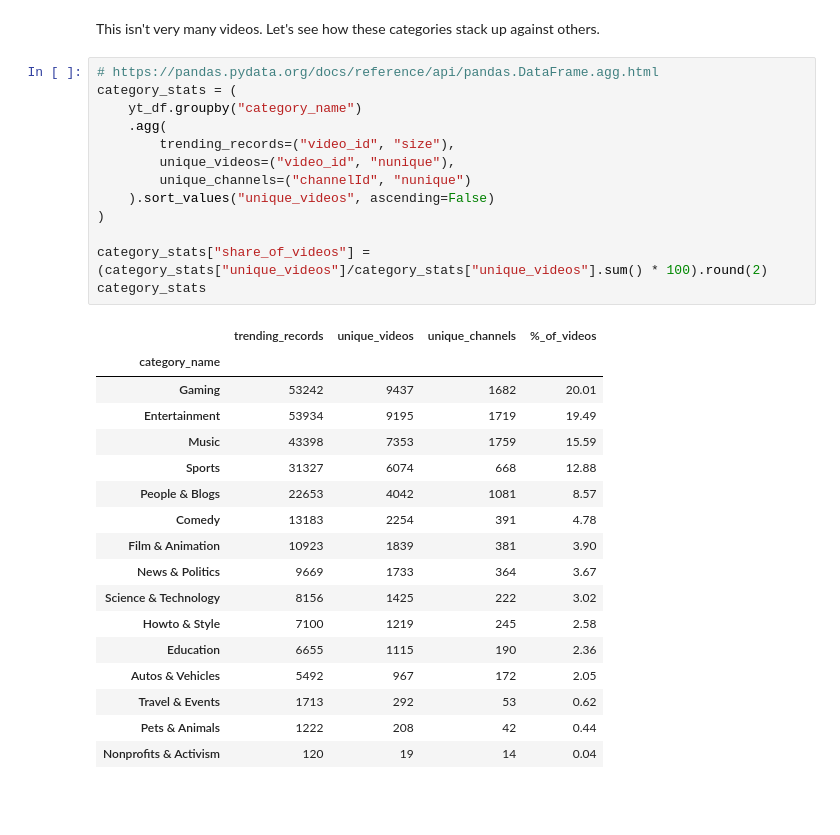
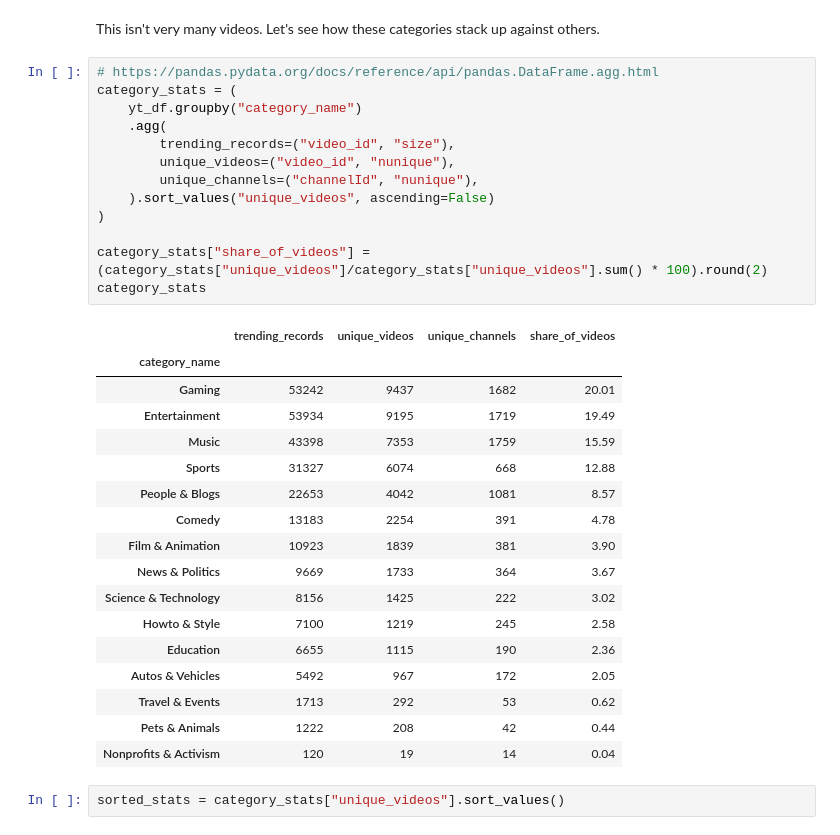
Before and after one commit to raven-cruz/Successful-YouTube-Videos, a Jupyter notebook: yt-data.ipynb, the cells around one changed output. Cells and saved outputs as stored; diff of their text form; blank space fills up the shorter version.

```diff
--- a/yt-data.ipynb
+++ b/yt-data.ipynb
@@ -88,18 +88,18 @@ This isn't very many videos. Let's see how these categories stack up against oth
 # %%
 # https://pandas.pydata.org/docs/reference/api/pandas.DataFrame.agg.html
 category_stats = (
     yt_df.groupby("category_name")
     .agg(
         trending_records=("video_id", "size"),
         unique_videos=("video_id", "nunique"),
-        unique_channels=("channelId", "nunique")
+        unique_channels=("channelId", "nunique"),
     ).sort_values("unique_videos", ascending=False)
 )
 
 category_stats["share_of_videos"] = (category_stats["unique_videos"]/category_stats["unique_videos"].sum() * 100).round(2)
 category_stats
 # %% [output]
-|  | trending_records | unique_videos | unique_channels | %_of_videos |
+|  | trending_records | unique_videos | unique_channels | share_of_videos |
 | category_name |  |  |  |  |
 | Gaming | 53242 | 9437 | 1682 | 20.01 |
 | Entertainment | 53934 | 9195 | 1719 | 19.49 |
@@ -116,4 +116,6 @@ category_stats
 | Travel & Events | 1713 | 292 | 53 | 0.62 |
 | Pets & Animals | 1222 | 208 | 42 | 0.44 |
 | Nonprofits & Activism | 120 | 19 | 14 | 0.04 |
+# %%
+sorted_stats = category_stats["unique_videos"].sort_values()
 # %%
```
Also changed, not shown: parts of 6 cells of this notebook.
